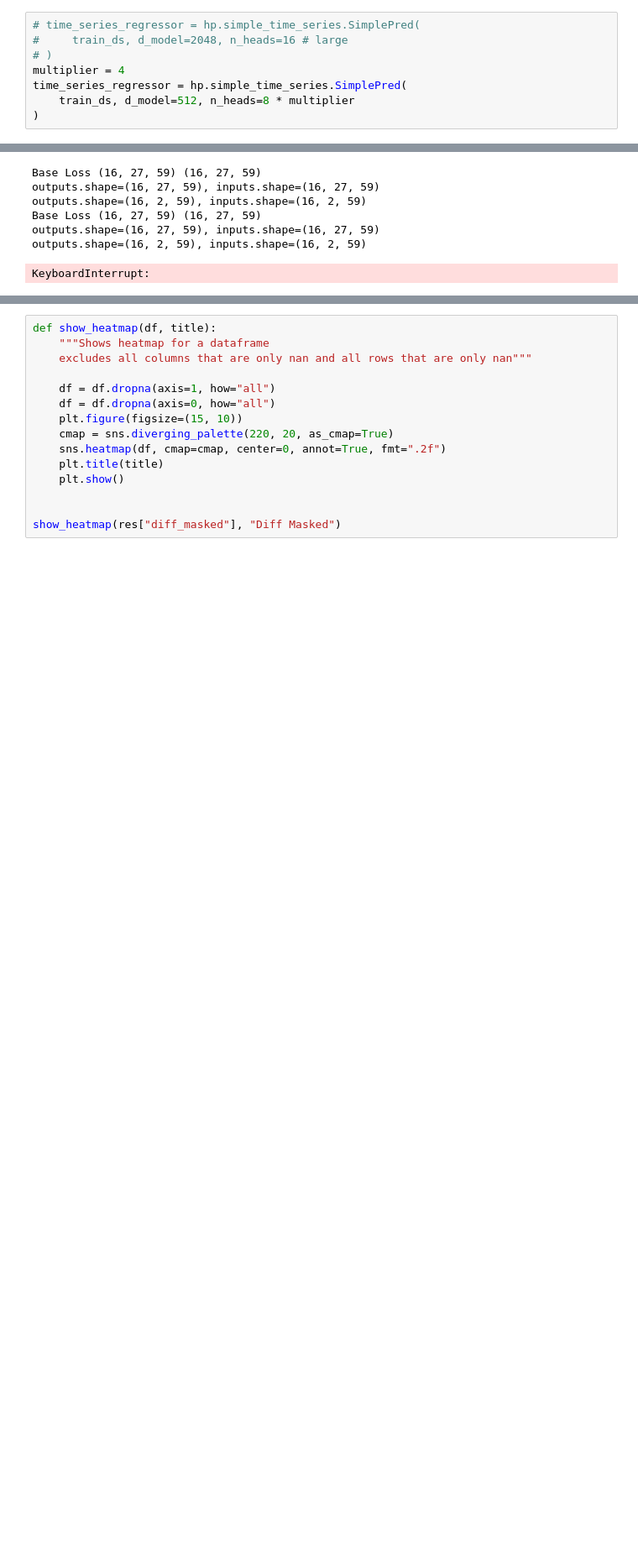
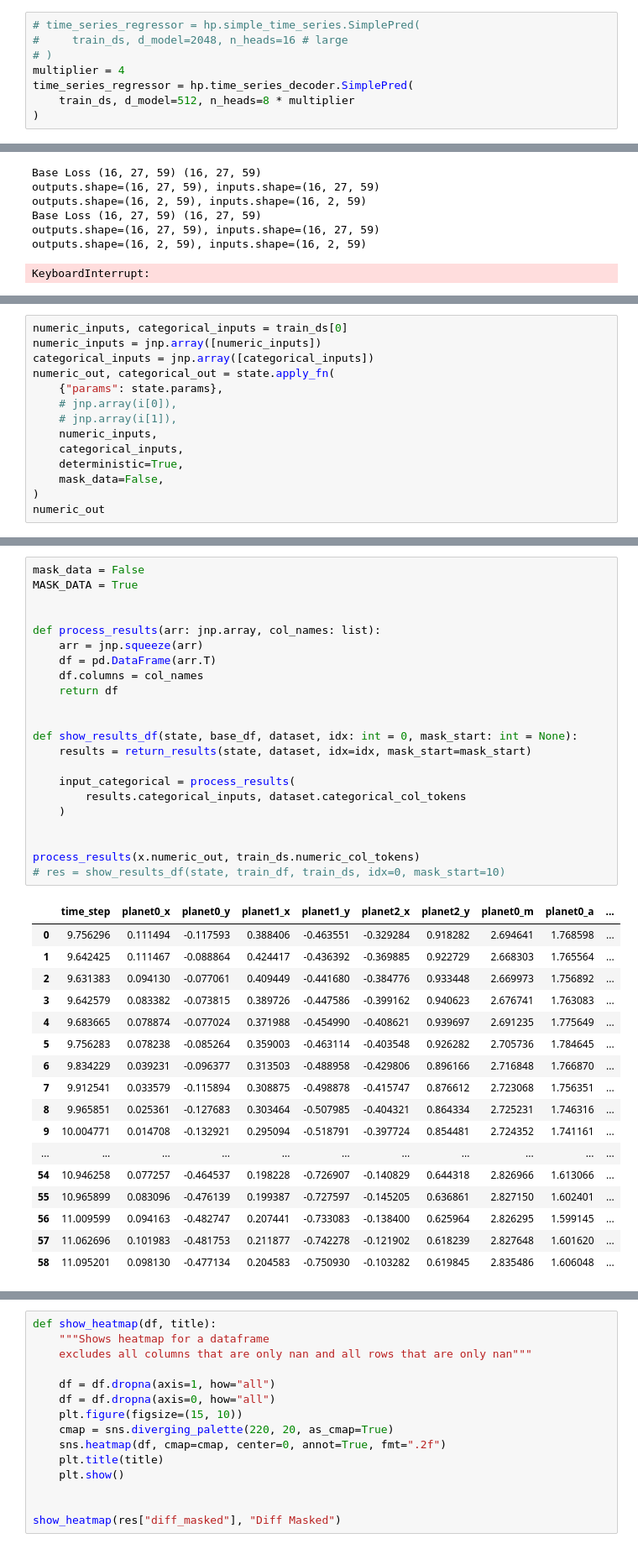
Before and after one commit to IndustryTransformer/Hephaestus, a Jupyter notebook: Plannets.ipynb, the cells around one changed output, grey strips where cells are left out. Shown at 84% size. Cells and saved outputs as stored; diff of their text form; blank space fills up the shorter version.

```diff
--- a/Plannets.ipynb
+++ b/Plannets.ipynb
@@ -212,7 +210,7 @@ batch = make_batch(train_ds, 0, 4)
 #     train_ds, d_model=2048, n_heads=16 # large
 # )
 multiplier = 4
-time_series_regressor = hp.simple_time_series.SimplePred(
+time_series_regressor = hp.time_series_decoder.SimplePred(
     train_ds, d_model=512, n_heads=8 * multiplier
 )
 # %%
@@ -771,0 +753,14 @@ FileNotFoundError: Checkpoint at /Users/kailukowiak/Hephaestus/ckpts/2024-06-13T
+# %%
+numeric_inputs, categorical_inputs = train_ds[0]
+numeric_inputs = jnp.array([numeric_inputs])
+categorical_inputs = jnp.array([categorical_inputs])
+numeric_out, categorical_out = state.apply_fn(
+    {"params": state.params},
+    # jnp.array(i[0]),
+    # jnp.array(i[1]),
+    numeric_inputs,
+    categorical_inputs,
+    deterministic=True,
+    mask_data=False,
+)
+numeric_out
@@ -821,0 +820,40 @@ TypeError: tuple indices must be integers or slices, not tuple
+# %%
+mask_data = False
+MASK_DATA = True
+
+
+def process_results(arr: jnp.array, col_names: list):
+    arr = jnp.squeeze(arr)
+    df = pd.DataFrame(arr.T)
+    df.columns = col_names
+    return df
+
+
+def show_results_df(state, base_df, dataset, idx: int = 0, mask_start: int = None):
+    results = return_results(state, dataset, idx=idx, mask_start=mask_start)
+
+    input_categorical = process_results(
+        results.categorical_inputs, dataset.categorical_col_tokens
+    )
+
+
+process_results(x.numeric_out, train_ds.numeric_col_tokens)
+# res = show_results_df(state, train_df, train_ds, idx=0, mask_start=10)
+# %% [output]
+|  | time_step | planet0_x | planet0_y | planet1_x | planet1_y | planet2_x | planet2_y | planet0_m | planet0_a | ... |
+| 0 | 9.756296 | 0.111494 | -0.117593 | 0.388406 | -0.463551 | -0.329284 | 0.918282 | 2.694641 | 1.768598 | ... |
+| 1 | 9.642425 | 0.111467 | -0.088864 | 0.424417 | -0.436392 | -0.369885 | 0.922729 | 2.668303 | 1.765564 | ... |
+| 2 | 9.631383 | 0.094130 | -0.077061 | 0.409449 | -0.441680 | -0.384776 | 0.933448 | 2.669973 | 1.756892 | ... |
+| 3 | 9.642579 | 0.083382 | -0.073815 | 0.389726 | -0.447586 | -0.399162 | 0.940623 | 2.676741 | 1.763083 | ... |
+| 4 | 9.683665 | 0.078874 | -0.077024 | 0.371988 | -0.454990 | -0.408621 | 0.939697 | 2.691235 | 1.775649 | ... |
+| 5 | 9.756283 | 0.078238 | -0.085264 | 0.359003 | -0.463114 | -0.403548 | 0.926282 | 2.705736 | 1.784645 | ... |
+| 6 | 9.834229 | 0.039231 | -0.096377 | 0.313503 | -0.488958 | -0.429806 | 0.896166 | 2.716848 | 1.766870 | ... |
+| 7 | 9.912541 | 0.033579 | -0.115894 | 0.308875 | -0.498878 | -0.415747 | 0.876612 | 2.723068 | 1.756351 | ... |
+| 8 | 9.965851 | 0.025361 | -0.127683 | 0.303464 | -0.507985 | -0.404321 | 0.864334 | 2.725231 | 1.746316 | ... |
+| 9 | 10.004771 | 0.014708 | -0.132921 | 0.295094 | -0.518791 | -0.397724 | 0.854481 | 2.724352 | 1.741161 | ... |
+| ... | ... | ... | ... | ... | ... | ... | ... | ... | ... | ... |
+| 54 | 10.946258 | 0.077257 | -0.464537 | 0.198228 | -0.726907 | -0.140829 | 0.644318 | 2.826966 | 1.613066 | ... |
+| 55 | 10.965899 | 0.083096 | -0.476139 | 0.199387 | -0.727597 | -0.145205 | 0.636861 | 2.827150 | 1.602401 | ... |
+| 56 | 11.009599 | 0.094163 | -0.482747 | 0.207441 | -0.733083 | -0.138400 | 0.625964 | 2.826295 | 1.599145 | ... |
+| 57 | 11.062696 | 0.101983 | -0.481753 | 0.211877 | -0.742278 | -0.121902 | 0.618239 | 2.827648 | 1.601620 | ... |
+| 58 | 11.095201 | 0.098130 | -0.477134 | 0.204583 | -0.750930 | -0.103282 | 0.619845 | 2.835486 | 1.606048 | ... |
```
Also changed, not shown: parts of 18 cells of this notebook, 5 other files.
